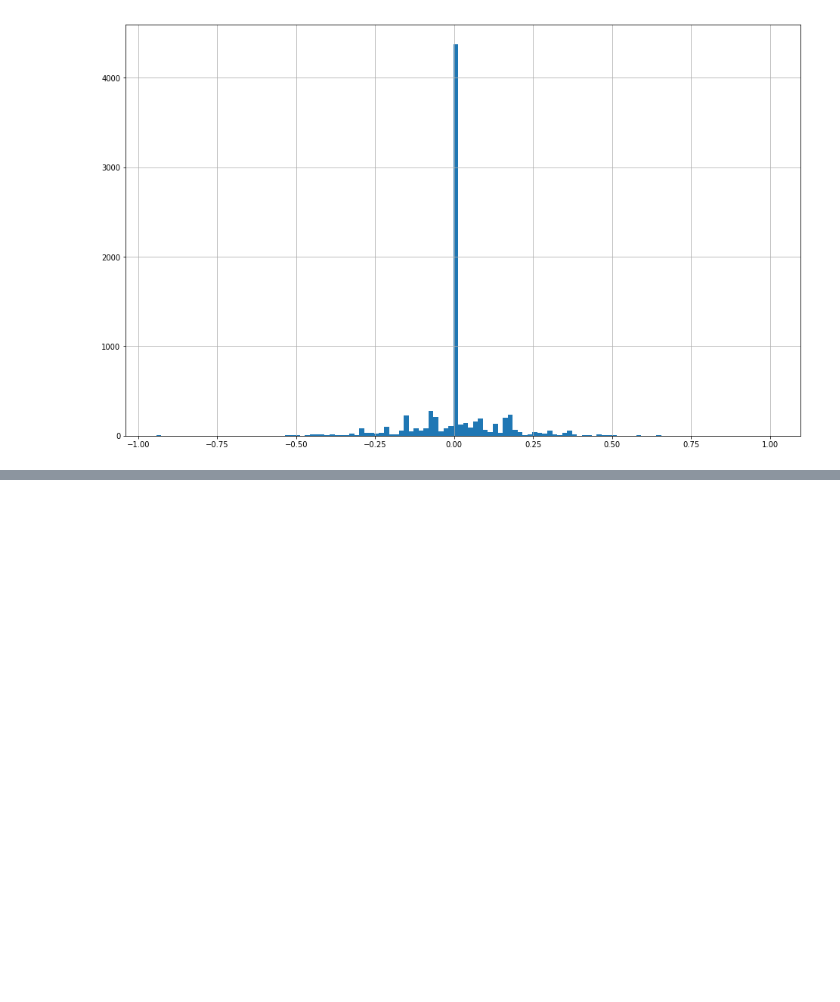
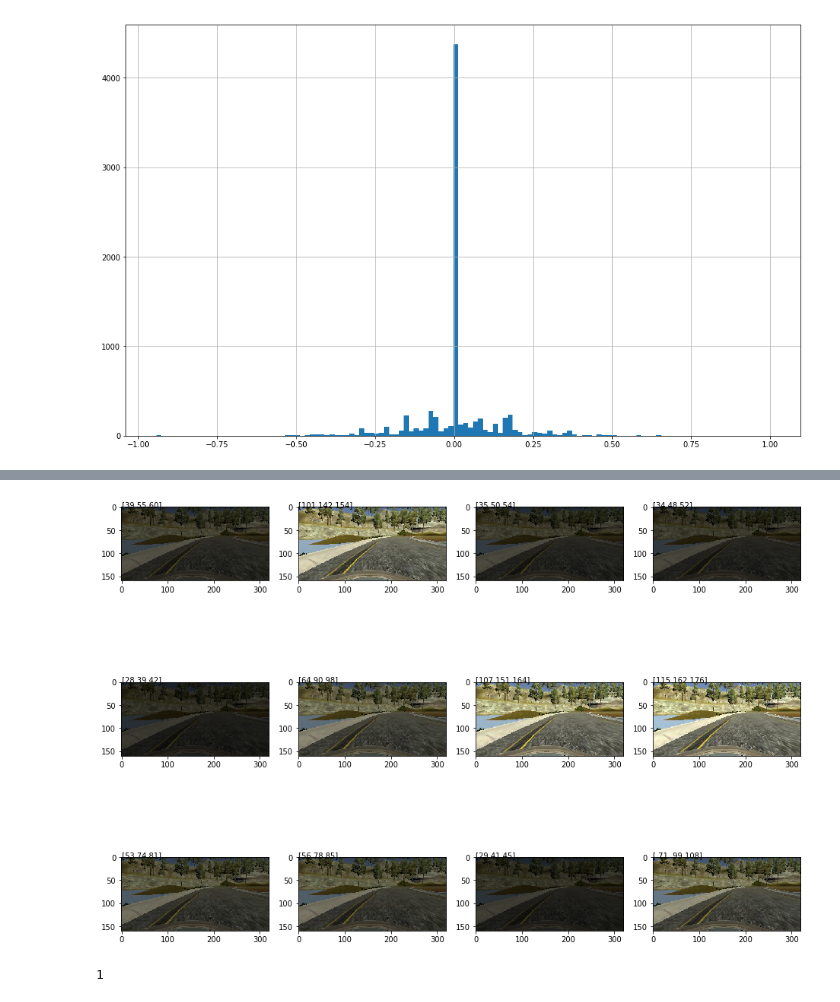
Before and after one commit to cyrano5614/CarND-Behavioral-Cloning-P3, a Jupyter notebook: data_explore.ipynb, the cells around one changed output, grey strips where cells are left out. Drawn from its saved outputs; the diff is of its cells as text; code cells hidden in the pictures; blank space fills up the shorter version.

```diff
--- a/data_explore.ipynb
+++ b/data_explore.ipynb
@@ -151,0 +197,23 @@ plt.show()
+# %%
+
+def random_contrast(img):
+    img_temp = cv2.cvtColor(img, cv2.COLOR_BGR2HSV)
+    img_temp[:,:,2] = img_temp[:,:,2] * np.random.uniform(.2, 1.)
+    img_temp = cv2.cvtColor(img_temp, cv2.COLOR_HSV2BGR)
+    return img_temp
+
+plt.figure(figsize=(16,12))
+for i in range(12):
+    plt.subplot(3, 4, i+1)
+    temp = convert_rgb(random_contrast(raw_img))
+    plt.imshow(temp)
+    plt.text(0,0, temp[0][0])
+
+plt.show()
+# %% [output]
+[figure, added]
+# %%
+yolo = np.random.randint(3)
+print (yolo)
+# %% [output]
+1
```
Also changed, not shown: parts of 12 cells of this notebook, 1 other file.
